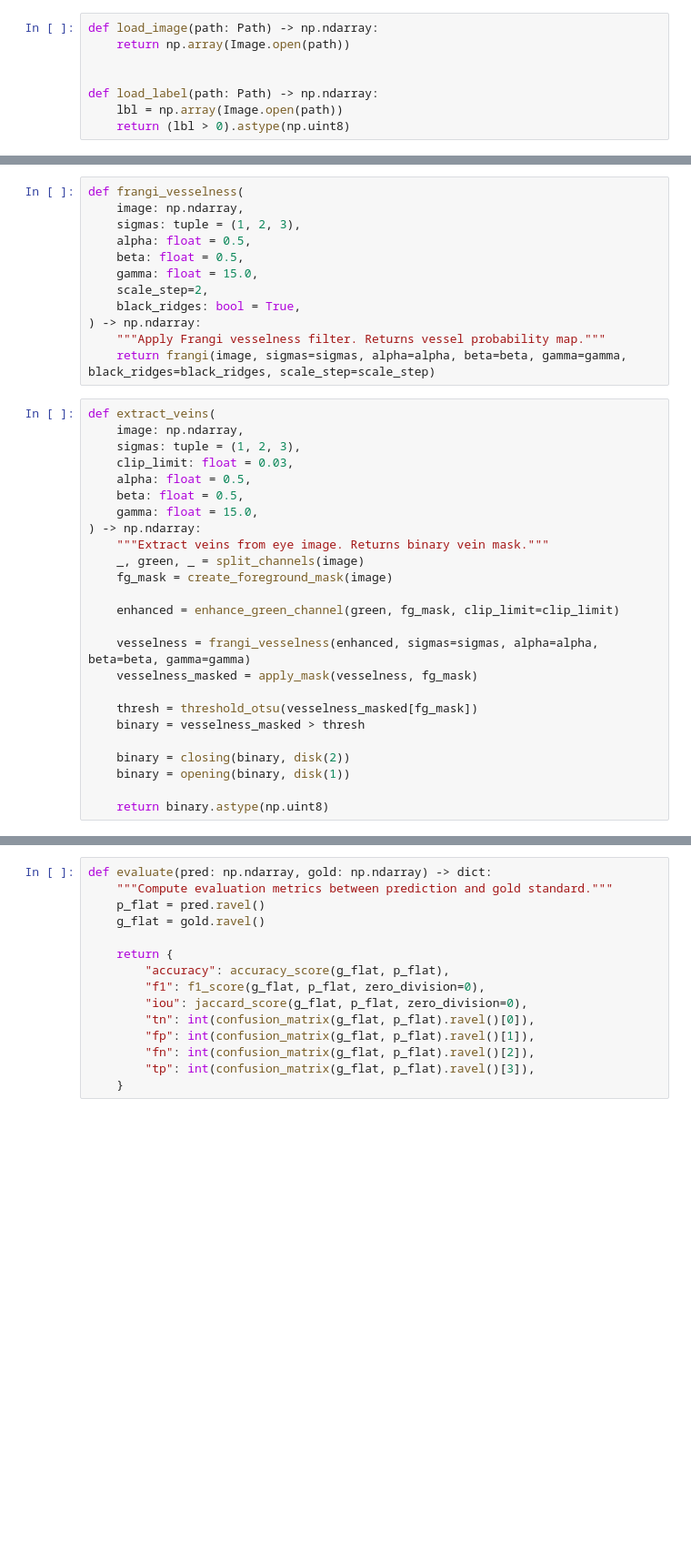
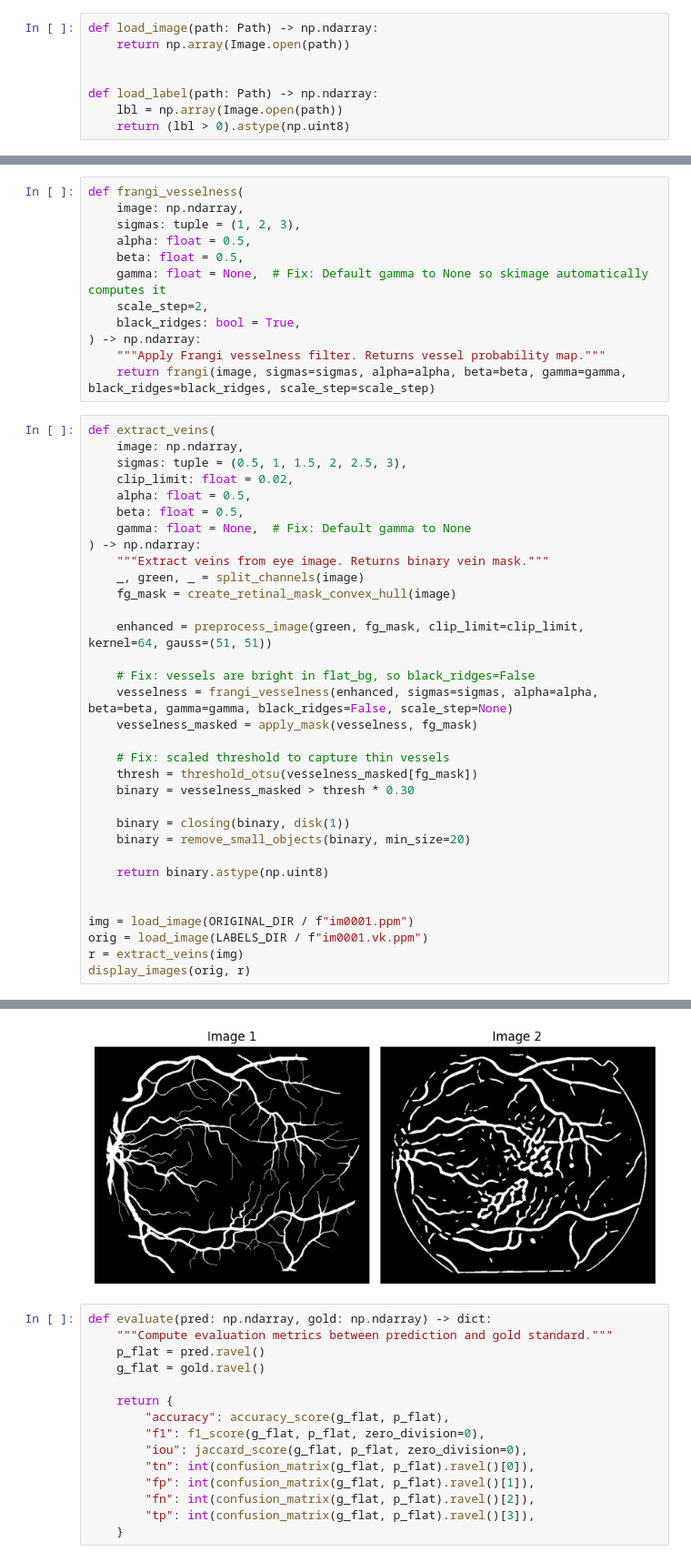
Before and after one commit to HuntClauss/university-informatyka-w-medycynie-dno-oka, a Jupyter notebook: main.ipynb, the cells around one changed output, grey strips where cells are left out. Shown at 91% size. Drawn from its saved outputs; the diff is of its cells as text; blank space fills up the shorter version.

```diff
--- a/main.ipynb
+++ b/main.ipynb
@@ -54,7 +113,7 @@ def frangi_vesselness(
     sigmas: tuple = (1, 2, 3),
     alpha: float = 0.5,
     beta: float = 0.5,
-    gamma: float = 15.0,
+    gamma: float = None,  # Fix: Default gamma to None so skimage automatically computes it
     scale_step=2,
     black_ridges: bool = True,
 ) -> np.ndarray:
@@ -63,25 +122,34 @@ def frangi_vesselness(
 # %%
 def extract_veins(
     image: np.ndarray,
-    sigmas: tuple = (1, 2, 3),
-    clip_limit: float = 0.03,
+    sigmas: tuple = (0.5, 1, 1.5, 2, 2.5, 3),
+    clip_limit: float = 0.02,
     alpha: float = 0.5,
     beta: float = 0.5,
-    gamma: float = 15.0,
+    gamma: float = None,  # Fix: Default gamma to None
 ) -> np.ndarray:
     """Extract veins from eye image. Returns binary vein mask."""
     _, green, _ = split_channels(image)
-    fg_mask = create_foreground_mask(image)
+    fg_mask = create_retinal_mask_convex_hull(image)
 
-    enhanced = enhance_green_channel(green, fg_mask, clip_limit=clip_limit)
+    enhanced = preprocess_image(green, fg_mask, clip_limit=clip_limit, kernel=64, gauss=(51, 51))
 
-    vesselness = frangi_vesselness(enhanced, sigmas=sigmas, alpha=alpha, beta=beta, gamma=gamma)
+    # Fix: vessels are bright in flat_bg, so black_ridges=False
+    vesselness = frangi_vesselness(enhanced, sigmas=sigmas, alpha=alpha, beta=beta, gamma=gamma, black_ridges=False, scale_step=None)
     vesselness_masked = apply_mask(vesselness, fg_mask)
 
+    # Fix: scaled threshold to capture thin vessels
     thresh = threshold_otsu(vesselness_masked[fg_mask])
-    binary = vesselness_masked > thresh
+    binary = vesselness_masked > thresh * 0.30
 
-    binary = closing(binary, disk(2))
-    binary = opening(binary, disk(1))
+    binary = closing(binary, disk(1))
+    binary = remove_small_objects(binary, min_size=20)
 
     return binary.astype(np.uint8)
+
+
+img = load_image(ORIGINAL_DIR / f"im0001.ppm")
+orig = load_image(LABELS_DIR / f"im0001.vk.ppm")
+r = extract_veins(img)
+display_images(orig, r)
+# %% [output]
@@ -88,3 +157,4 @@ def extract_veins(
+[figure, added]
 # %%
 def evaluate(pred: np.ndarray, gold: np.ndarray) -> dict:
     """Compute evaluation metrics between prediction and gold standard."""
```
Also changed, not shown: parts of 11 cells of this notebook, 6 other files.
